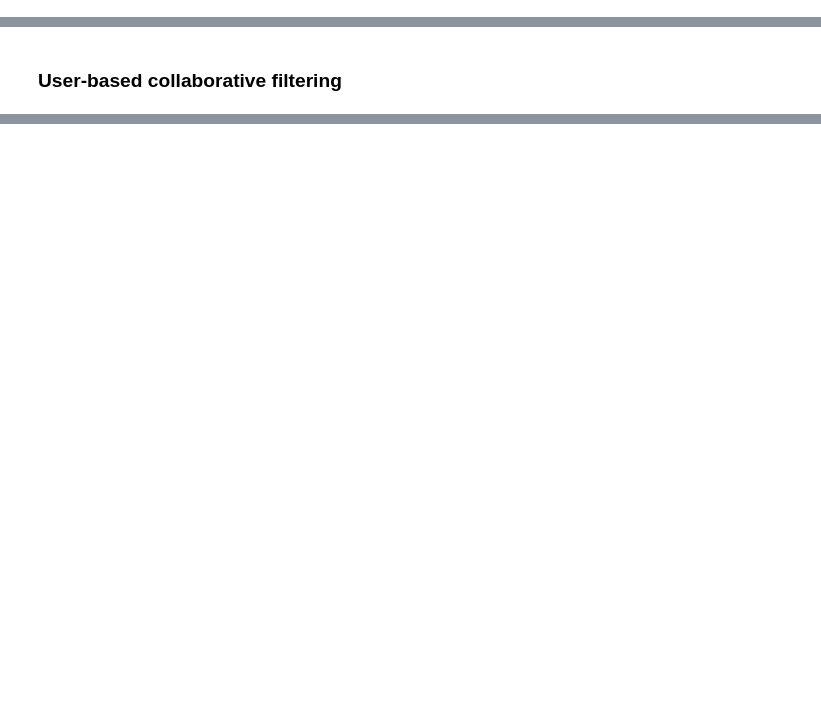
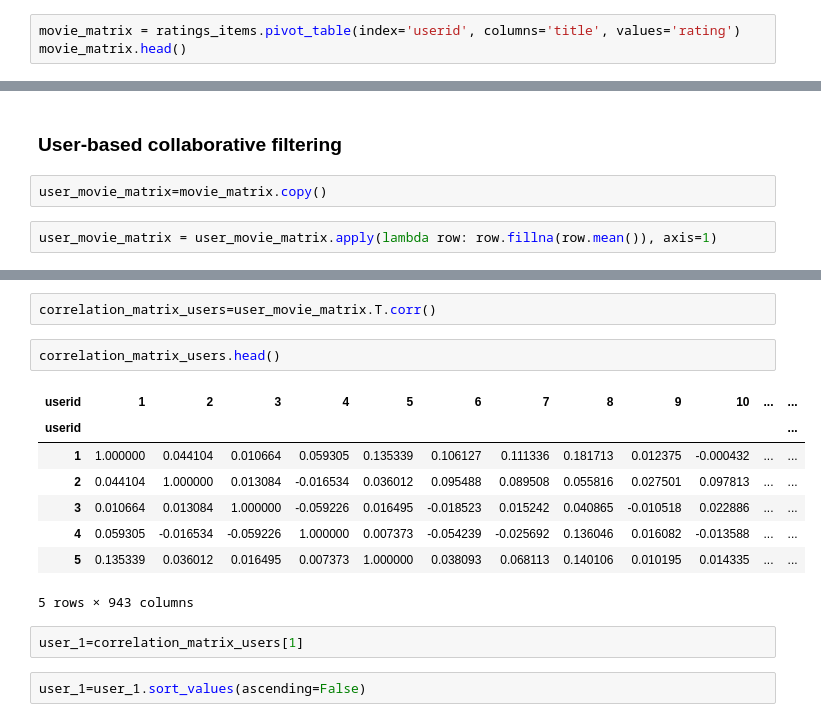
Before and after one commit to AASF-IIITM/Movie-Recommendation-System, a Jupyter notebook: MovieLens.ipynb, the cells around one changed output, grey strips where cells are left out. Saved outputs shown, nothing was run; the diff lists cells and outputs as text; blank space fills up the shorter version.

```diff
--- a/MovieLens.ipynb
+++ b/MovieLens.ipynb
@@ -218,0 +216,3 @@ sns.countplot(x="variable", hue="value", data=pd.melt(df))
+# %%
+movie_matrix = ratings_items.pivot_table(index='userid', columns='title', values='rating')
+movie_matrix.head()
@@ -219,2 +228,6 @@ sns.countplot(x="variable", hue="value", data=pd.melt(df))
 # %% [markdown]
 ### User-based collaborative filtering
+# %%
+user_movie_matrix=movie_matrix.copy()
+# %%
+user_movie_matrix = user_movie_matrix.apply(lambda row: row.fillna(row.mean()), axis=1)
@@ -220,0 +245,17 @@ sns.countplot(x="variable", hue="value", data=pd.melt(df))
+# %%
+correlation_matrix_users=user_movie_matrix.T.corr()
+# %%
+correlation_matrix_users.head()
+# %% [output]
+| userid | 1 | 2 | 3 | 4 | 5 | 6 | 7 | 8 | 9 | 10 | ... | ... |
+| userid |  |  |  |  |  |  |  |  |  |  |  | ... |
+| 1 | 1.000000 | 0.044104 | 0.010664 | 0.059305 | 0.135339 | 0.106127 | 0.111336 | 0.181713 | 0.012375 | -0.000432 | ... | ... |
+| 2 | 0.044104 | 1.000000 | 0.013084 | -0.016534 | 0.036012 | 0.095488 | 0.089508 | 0.055816 | 0.027501 | 0.097813 | ... | ... |
+| 3 | 0.010664 | 0.013084 | 1.000000 | -0.059226 | 0.016495 | -0.018523 | 0.015242 | 0.040865 | -0.010518 | 0.022886 | ... | ... |
+| 4 | 0.059305 | -0.016534 | -0.059226 | 1.000000 | 0.007373 | -0.054239 | -0.025692 | 0.136046 | 0.016082 | -0.013588 | ... | ... |
+| 5 | 0.135339 | 0.036012 | 0.016495 | 0.007373 | 1.000000 | 0.038093 | 0.068113 | 0.140106 | 0.010195 | 0.014335 | ... | ... |
+5 rows × 943 columns
+# %%
+user_1=correlation_matrix_users[1]
+# %%
+user_1=user_1.sort_values(ascending=False)
```
Also changed, not shown: parts of 29 cells of this notebook.
